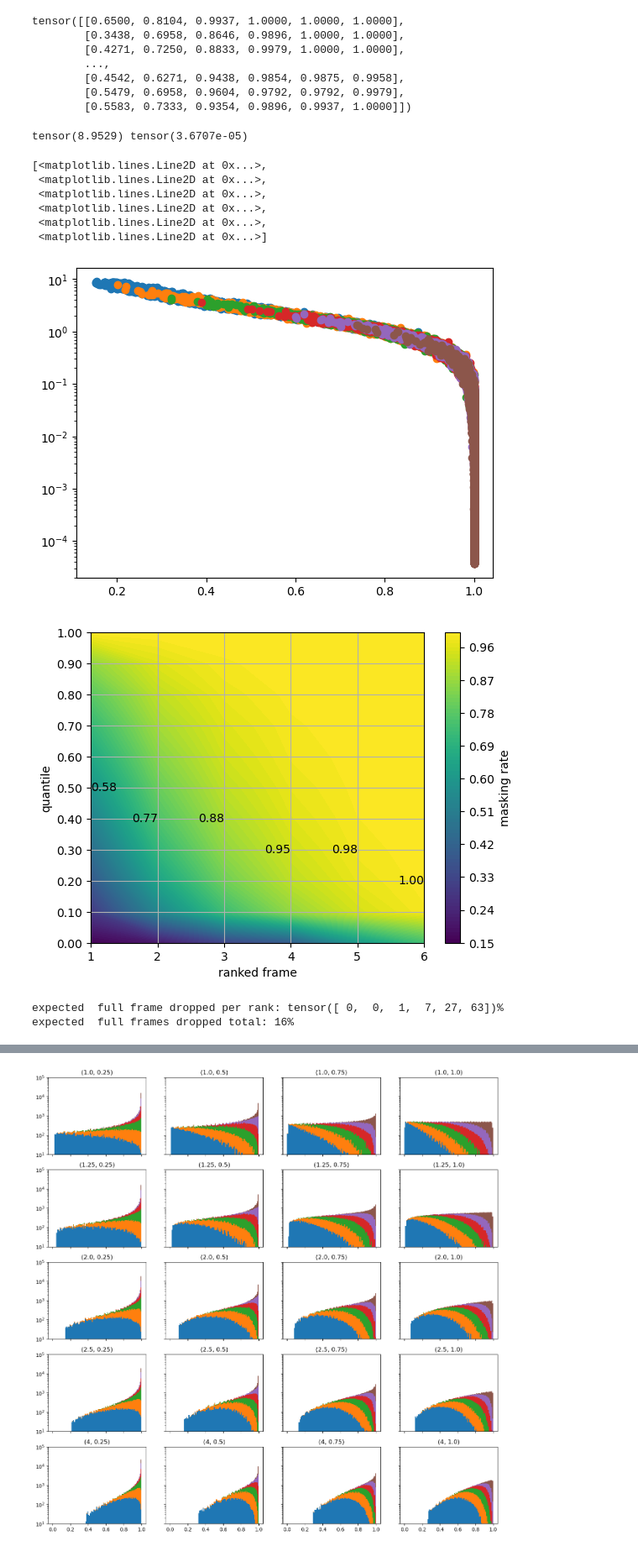
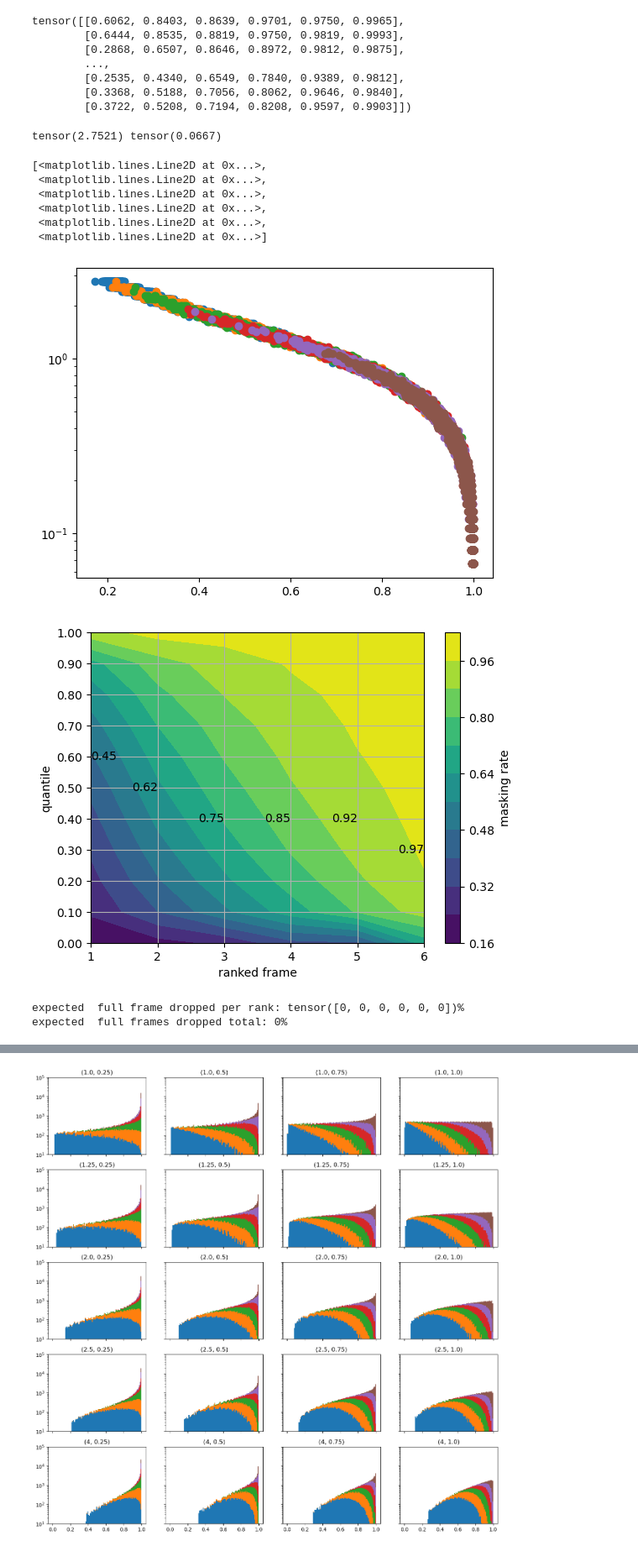
Before and after one commit to jthuemmel/thesis, a Jupyter notebook: test.ipynb, the cells around one changed output, grey strips where cells are left out. Shown at 84% size. Cells and saved outputs as stored; diff of their text form; code cells hidden in the pictures.

Commit message:
fixed frcst masking to be layout dependent

```diff
--- a/test.ipynb
+++ b/test.ipynb
@@ -26,7 +26,7 @@ a,b = 0.005, 0.995
 # FRAME-WISE BERNOULLI PRIOR
 class KumaraswamyMasking(torch.nn.Module):
     '''Kumaraswamy Masking strategy with numerical stable methods courtesy of Wasserman et al 2024'''
-    def __init__(self, world: WorldConfig, objective: ObjectiveConfig, epsilon: float = 1e-2):
+    def __init__(self, world: WorldConfig, objective: ObjectiveConfig):
         super().__init__()
         # configs
         self.world = world
@@ -46,7 +46,7 @@ class KumaraswamyMasking(torch.nn.Module):
         self.register_buffer("c0", torch.tensor(objective.c0, requires_grad=False))
 
         # Epsilon ensures 't' is not exactly 0 or 1, which causes numerical instability
-        self.epsilon = epsilon
+        self.epsilon = objective.epsilon
 
     # Kumaraswamy with log1mexp
     @staticmethod
@@ -107,15 +107,15 @@ class KumaraswamyMasking(torch.nn.Module):
     # Forward
     def forward(self, shape: tuple, rng: torch.Generator = None) -> tuple[torch.BoolTensor, torch.FloatTensor]:
         t = self.sample_prior(shape, rng=rng)
-        t = t.sort().values
+        t = t.sort().values.round(decimals=2)
         if self.objective.progressive: t = t.sort(0, descending = True).values
         rates, weights = self.schedule(t)
         rates, weights = self.expand_events(rates, weights)
         masks = self.sample_masks(rates, rng=rng)
         return masks, weights
 # %%
-obj_cfg=replace(config.objective, c1=2., c0=0.3)
-km = KumaraswamyMasking(config.world,obj_cfg, epsilon=0.01)
+obj_cfg=replace(config.objective, c1=1.5, c0=0.5, epsilon=0.05)
+km = KumaraswamyMasking(config.world,obj_cfg)
 
 m, w = km((B//S,S))
 # %%
@@ -124,17 +124,17 @@ mm = einops.reduce(m.float(), f's b {config.world.flat_token_pattern} -> (s b) t
 # %%
 mm
 # %% [output]
-tensor([[0.6500, 0.8104, 0.9937, 1.0000, 1.0000, 1.0000],
-        [0.3438, 0.6958, 0.8646, 0.9896, 1.0000, 1.0000],
-        [0.4271, 0.7250, 0.8833, 0.9979, 1.0000, 1.0000],
+tensor([[0.6062, 0.8403, 0.8639, 0.9701, 0.9750, 0.9965],
+        [0.6444, 0.8535, 0.8819, 0.9750, 0.9819, 0.9993],
+        [0.2868, 0.6507, 0.8646, 0.8972, 0.9812, 0.9875],
         ...,
-        [0.4542, 0.6271, 0.9438, 0.9854, 0.9875, 0.9958],
-        [0.5479, 0.6958, 0.9604, 0.9792, 0.9792, 0.9979],
-        [0.5583, 0.7333, 0.9354, 0.9896, 0.9937, 1.0000]])
+        [0.2535, 0.4340, 0.6549, 0.7840, 0.9389, 0.9812],
+        [0.3368, 0.5188, 0.7056, 0.8062, 0.9646, 0.9840],
+        [0.3722, 0.5208, 0.7194, 0.8208, 0.9597, 0.9903]])
 # %%
 print(ww.max(), ww.min())
 # %% [output]
-tensor(8.9529) tensor(3.6707e-05)
+tensor(2.7521) tensor(0.0667)
 # %%
 plt.semilogy(mm, ww, "o")
 # %% [output]
@@ -144,43 +144,43 @@ plt.semilogy(mm, ww, "o")
  <matplotlib.lines.Line2D at 0x...>,
  <matplotlib.lines.Line2D at 0x...>,
  <matplotlib.lines.Line2D at 0x...>]
-[figure, old version]
+[figure, new version]
 # %%
 qs = torch.linspace(0, 1, 11)
 data = torch.quantile(mm, qs, dim=0)
 means = mm.mean(dim=0)
 
-plt.contourf(data, levels = 100)
+plt.contourf(data, levels = 10)
 plt.yticks(torch.arange(len(qs)),[f"{q:.2f}" for q in qs])
 plt.xticks(torch.arange(6), list(range(1, 7)))
 plt.xlabel("ranked frame")
 plt.ylabel("quantile")
 plt.colorbar(label="masking rate")
 
 # For each column: find quantile row closest to the mean
 for x, mu in enumerate(means):
     col = data[:, x]                         # quantile values for this column
     idx = torch.argmin(torch.abs(col - mu))   # closest quantile row
 
     plt.text(
         x,
         idx.item(),
         f"{mu:.2f}",
         ha="left" if x == 0 else "right",
         va="center",
     )
 
 plt.grid()
 plt.show()
 # %% [output]
-[figure, old version]
+[figure, new version]
 # %%
 full_drop_rate = (mm == 1.0).float().mean(0)
 print(f'expected  full frame dropped per rank: {(full_drop_rate * 100).long()}%')
 print(f'expected  full frames dropped total: {(full_drop_rate.mean() * 100).long()}%')
 # %% [output]
-expected  full frame dropped per rank: tensor([ 0,  0,  1,  7, 27, 63])%
-expected  full frames dropped total: 16%
+expected  full frame dropped per rank: tensor([0, 0, 0, 0, 0, 0])%
+expected  full frames dropped total: 0%
 # %%
 _=plt.hist(mm, bins = torch.linspace(0,1.05, 22), log=True)
 # %% [output]
```
Also changed, not shown: parts of 1 cell of this notebook, 3 other files.
